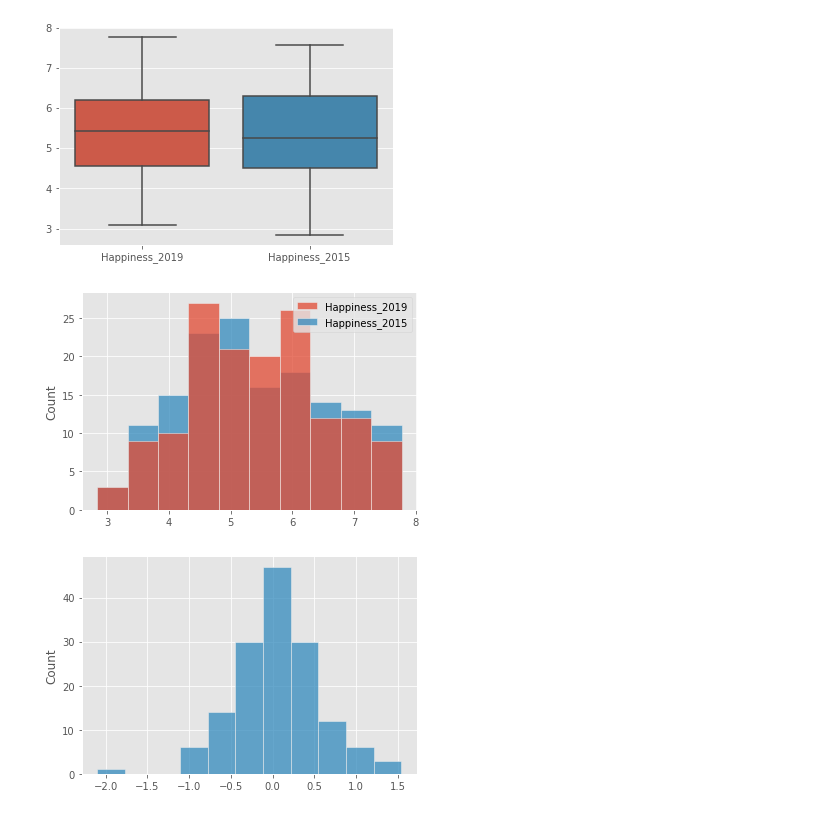
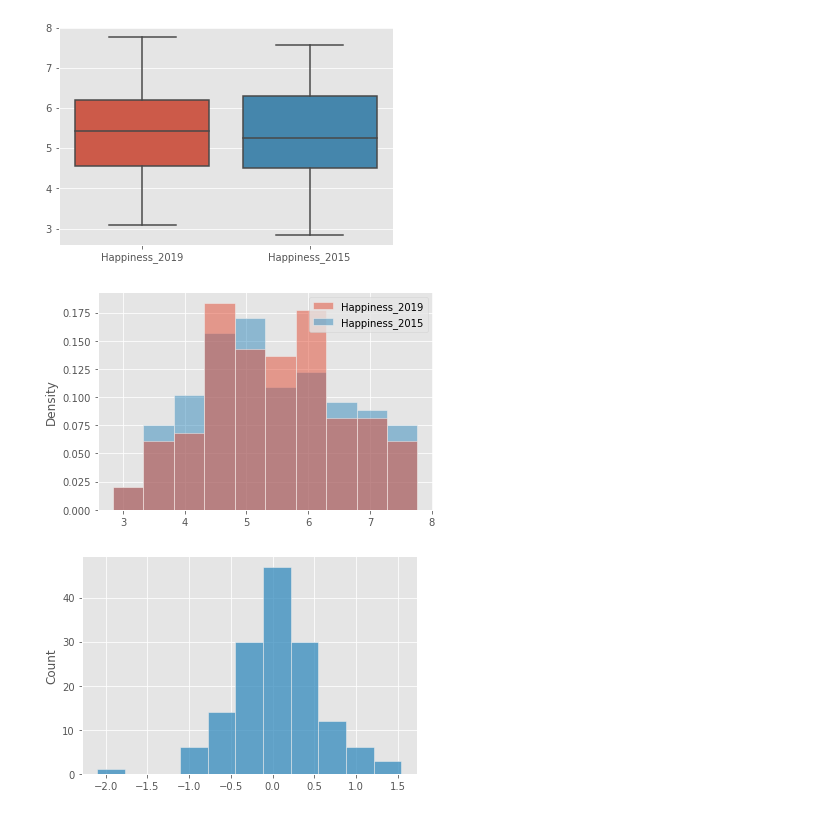
Before and after one commit to disimhot/hse_stat, a Jupyter notebook: Семинары/6_hyp-non-param.ipynb, the cells around one changed output. Saved outputs shown, nothing was run; the diff lists cells and outputs as text; code cells hidden in the pictures.

```diff
--- a/Семинары/6_hyp-non-param.ipynb
+++ b/Семинары/6_hyp-non-param.ipynb
@@ -135,12 +121,12 @@ pvalue
 
 Правда ли, что к 2019 году уровень счастья в мире вырос?
 # %%
-df_2015 = pd.read_csv("./data/2015.csv")
+df_2015 = pd.read_csv("../data/2015.csv")
 df_2015 = df_2015[['Country','Happiness Score']]
 df_2015.columns = ['Country', 'Happiness_2015']
 df_2015.set_index('Country', inplace=True)
 
-df_2019 = pd.read_csv("./data/2019.csv")
+df_2019 = pd.read_csv("../data/2019.csv")
 df_2019 = df_2019[['Country or region','Score']]
 df_2019.columns = ['Country', 'Happiness_2019']
 df_2019.set_index('Country', inplace=True)
@@ -178,9 +162,9 @@ sns.boxplot(data=df);
 # %% [output]
 [figure]
 # %%
-sns.histplot(data=df);
+sns.histplot(data=df, stat='density');
 # %% [output]
-[figure, old version]
+[figure, new version]
 # %%
 sns.histplot(df.Happiness_2019 - df.Happiness_2015, bins=11);
 # %% [output]
```
Also changed, not shown: parts of 60 cells of this notebook, 27 other files.
